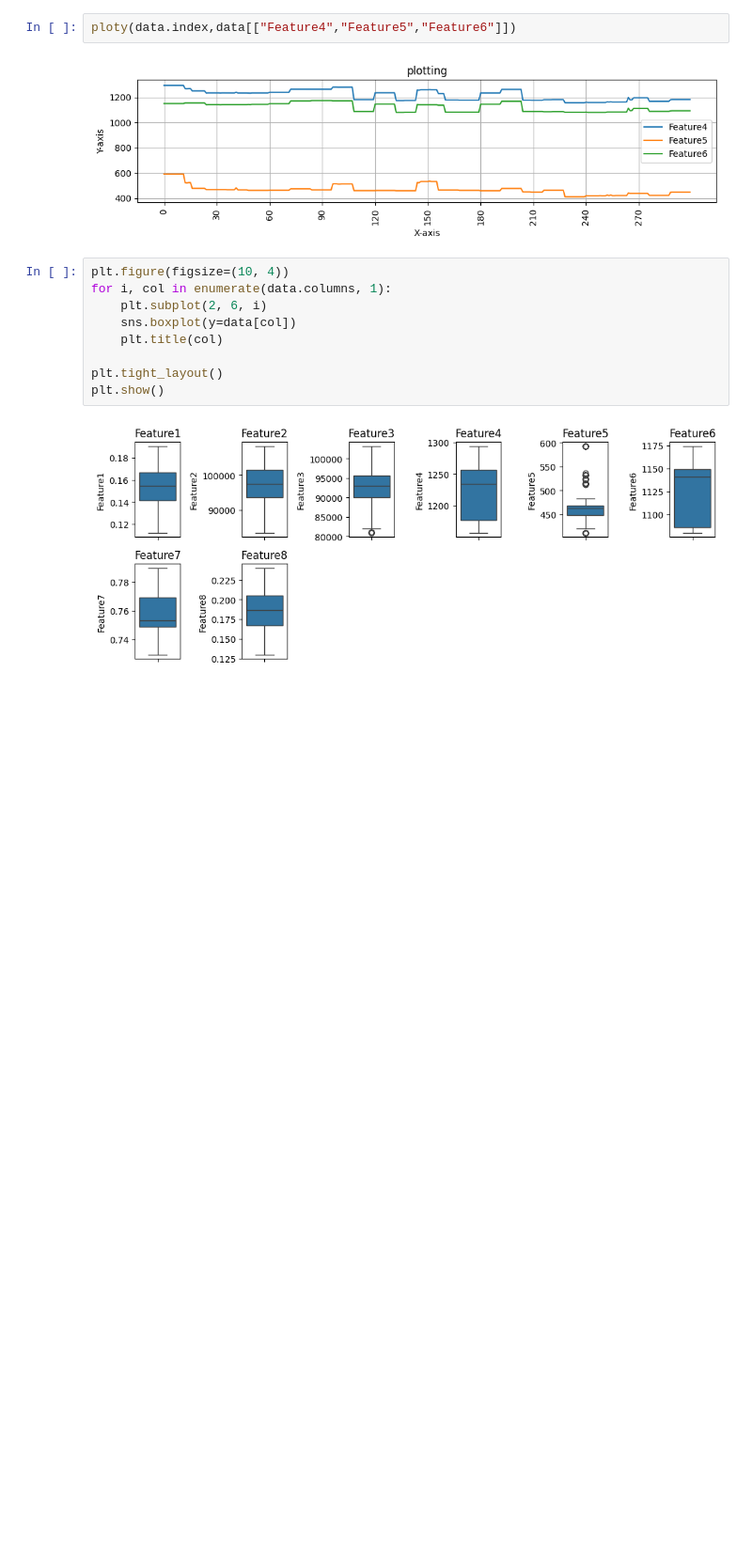
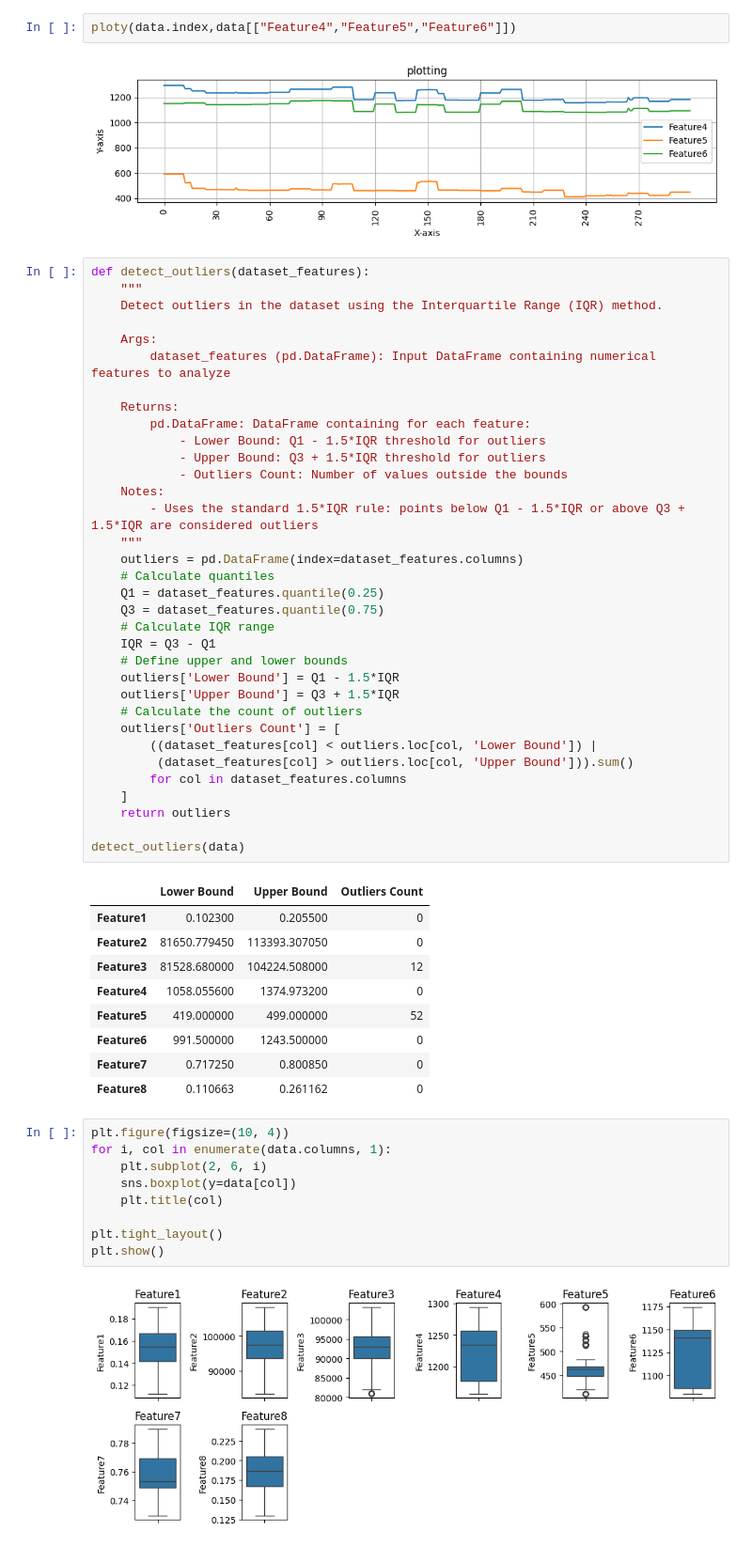
Before and after one commit to harsh125op/waterLevel, a Jupyter notebook: 5_Data_Analatics.ipynb, the cells around one changed output. Shown at 94% size. Drawn from its saved outputs; the diff is of its cells as text; blank space fills up the shorter version.

```diff
--- a/5_Data_Analatics.ipynb
+++ b/5_Data_Analatics.ipynb
@@ -145,6 +145,50 @@ ploty(data.index,data[["Feature2","Feature3"]])
 ploty(data.index,data[["Feature4","Feature5","Feature6"]])
 # %% [output]
 [figure]
+# %%
+def detect_outliers(dataset_features):
+    """
+    Detect outliers in the dataset using the Interquartile Range (IQR) method.
+
+    Args:
+        dataset_features (pd.DataFrame): Input DataFrame containing numerical features to analyze
+
+    Returns:
+        pd.DataFrame: DataFrame containing for each feature:
+            - Lower Bound: Q1 - 1.5*IQR threshold for outliers
+            - Upper Bound: Q3 + 1.5*IQR threshold for outliers
+            - Outliers Count: Number of values outside the bounds
+    Notes:
+        - Uses the standard 1.5*IQR rule: points below Q1 - 1.5*IQR or above Q3 + 1.5*IQR are considered outliers
+    """
+    outliers = pd.DataFrame(index=dataset_features.columns)
+    # Calculate quantiles
+    Q1 = dataset_features.quantile(0.25)
+    Q3 = dataset_features.quantile(0.75)
+    # Calculate IQR range
+    IQR = Q3 - Q1
+    # Define upper and lower bounds
+    outliers['Lower Bound'] = Q1 - 1.5*IQR
+    outliers['Upper Bound'] = Q3 + 1.5*IQR
+    # Calculate the count of outliers
+    outliers['Outliers Count'] = [
+        ((dataset_features[col] < outliers.loc[col, 'Lower Bound']) |
+         (dataset_features[col] > outliers.loc[col, 'Upper Bound'])).sum()
+        for col in dataset_features.columns
+    ]
+    return outliers
+
+detect_outliers(data)
+# %% [output]
+|  | Lower Bound | Upper Bound | Outliers Count |
+| Feature1 | 0.102300 | 0.205500 | 0 |
+| Feature2 | 81650.779450 | 113393.307050 | 0 |
+| Feature3 | 81528.680000 | 104224.508000 | 12 |
+| Feature4 | 1058.055600 | 1374.973200 | 0 |
+| Feature5 | 419.000000 | 499.000000 | 52 |
+| Feature6 | 991.500000 | 1243.500000 | 0 |
+| Feature7 | 0.717250 | 0.800850 | 0 |
+| Feature8 | 0.110663 | 0.261162 | 0 |
 # %%
 plt.figure(figsize=(10, 4))
 for i, col in enumerate(data.columns, 1):
```
Also changed, not shown: 1 other file.
